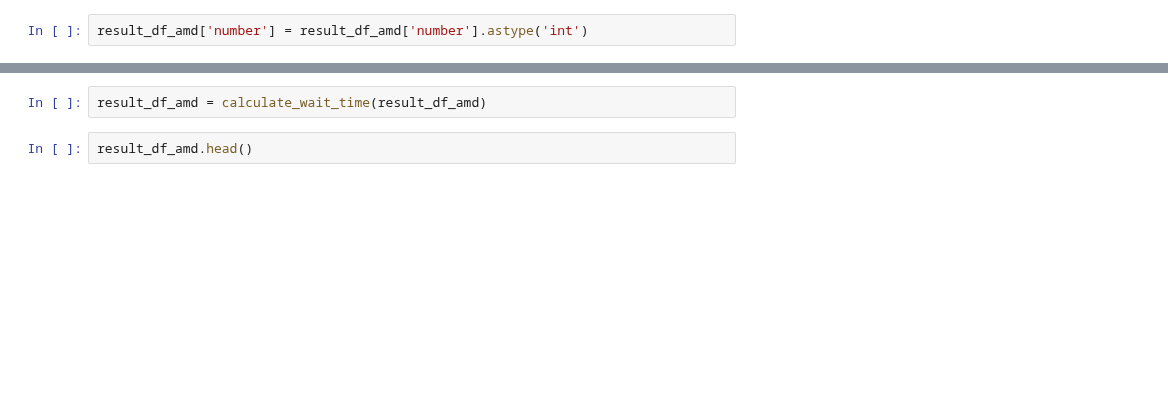
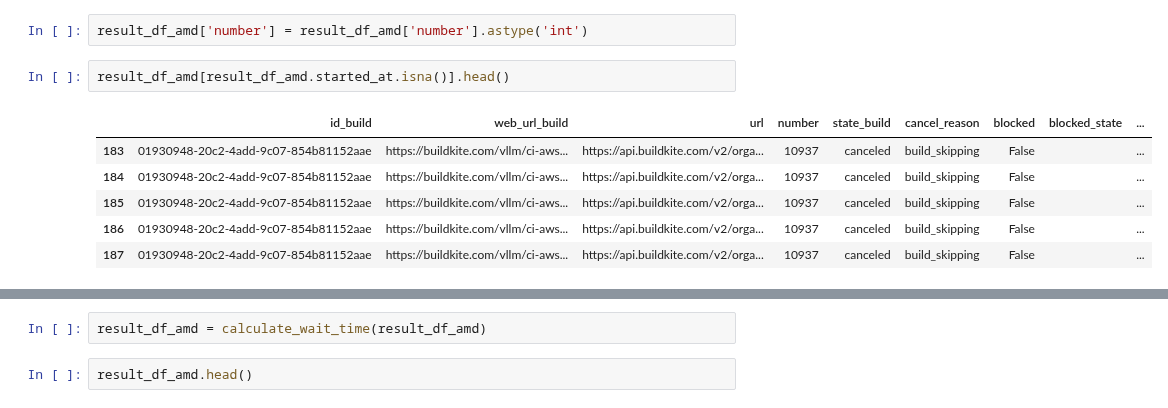
Before and after one commit to t-parry/vllm, a Jupyter notebook: .buildkite_monitor/test_api.ipynb, the cells around one changed output, grey strips where cells are left out. Drawn from its saved outputs; the diff is of its cells as text; blank space fills up the shorter version.

```diff
--- a/.buildkite_monitor/test_api.ipynb
+++ b/.buildkite_monitor/test_api.ipynb
@@ -173,2 +183,11 @@ memory usage: 65.0+ KB
 # %%
 result_df_amd['number'] = result_df_amd['number'].astype('int')
+# %%
+result_df_amd[result_df_amd.started_at.isna()].head()
+# %% [output]
+|  | id_build | web_url_build | url | number | state_build | cancel_reason | blocked | blocked_state | ... |
+| 183 | 01930948-20c2-4add-9c07-854b81152aae | https://buildkite.com/vllm/ci-aws... | https://api.buildkite.com/v2/orga... | 10937 | canceled | build_skipping | False |  | ... |
+| 184 | 01930948-20c2-4add-9c07-854b81152aae | https://buildkite.com/vllm/ci-aws... | https://api.buildkite.com/v2/orga... | 10937 | canceled | build_skipping | False |  | ... |
+| 185 | 01930948-20c2-4add-9c07-854b81152aae | https://buildkite.com/vllm/ci-aws... | https://api.buildkite.com/v2/orga... | 10937 | canceled | build_skipping | False |  | ... |
+| 186 | 01930948-20c2-4add-9c07-854b81152aae | https://buildkite.com/vllm/ci-aws... | https://api.buildkite.com/v2/orga... | 10937 | canceled | build_skipping | False |  | ... |
+| 187 | 01930948-20c2-4add-9c07-854b81152aae | https://buildkite.com/vllm/ci-aws... | https://api.buildkite.com/v2/orga... | 10937 | canceled | build_skipping | False |  | ... |
```
Also changed, not shown: parts of 38 cells of this notebook, 1 other file.
